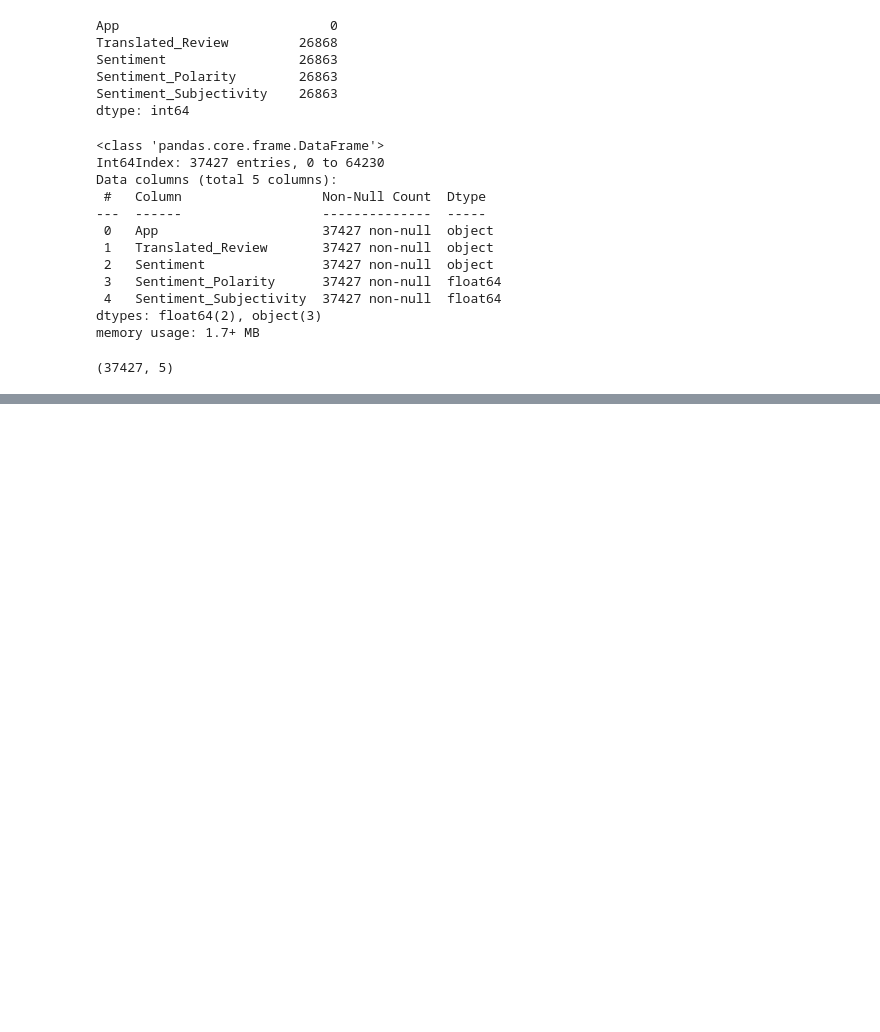
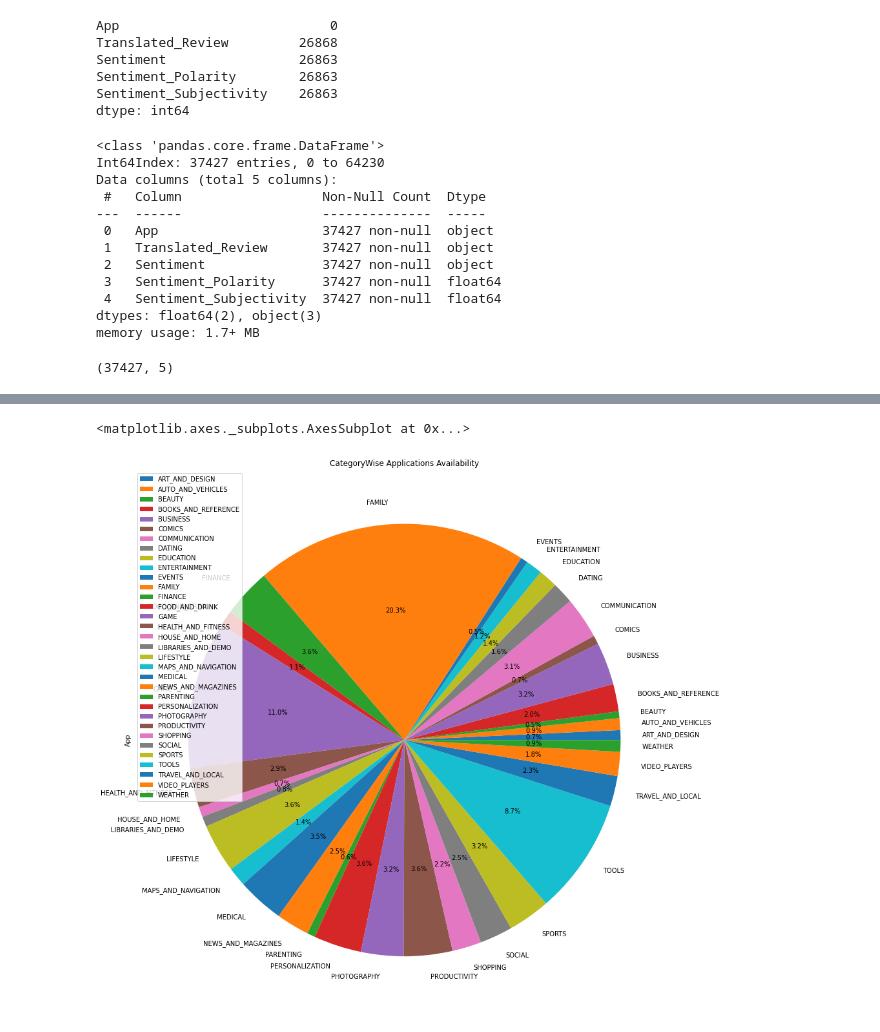
Before and after one commit to Vashu-Garg/Capstone-Project---Play-Store-App-Data-Analysis, a Jupyter notebook: Capstone_Play_Store_App_Review_Analysis_(Individual).ipynb, the cells around one changed output, grey strips where cells are left out. Drawn from its saved outputs; the diff is of its cells as text; code cells hidden in the pictures; blank space fills up the shorter version.

```diff
--- a/Capstone_Play_Store_App_Review_Analysis_(Individual).ipynb
+++ b/Capstone_Play_Store_App_Review_Analysis_(Individual).ipynb
@@ -193,0 +297,9 @@ user_review_data.shape
+# %%
+#Finding values need to plot a pie-chart
+Pie_Chart_Data = playstore_data.groupby(['Category'],as_index=False)['App'].nunique()
+Pie_Chart_Data.set_index('Category', inplace=True)
+Pie_Chart_Data_Values = Pie_Chart_Data['App'].tolist()
+Pie_Chart_Data.plot.pie(y='App',title="CategoryWise Applications Availability",autopct='%1.1f%%',figsize =(15, 16))
+# %% [output]
+<matplotlib.axes._subplots.AxesSubplot at 0x...>
+[figure, added]
```
Also changed, not shown: parts of 8 cells of this notebook.
